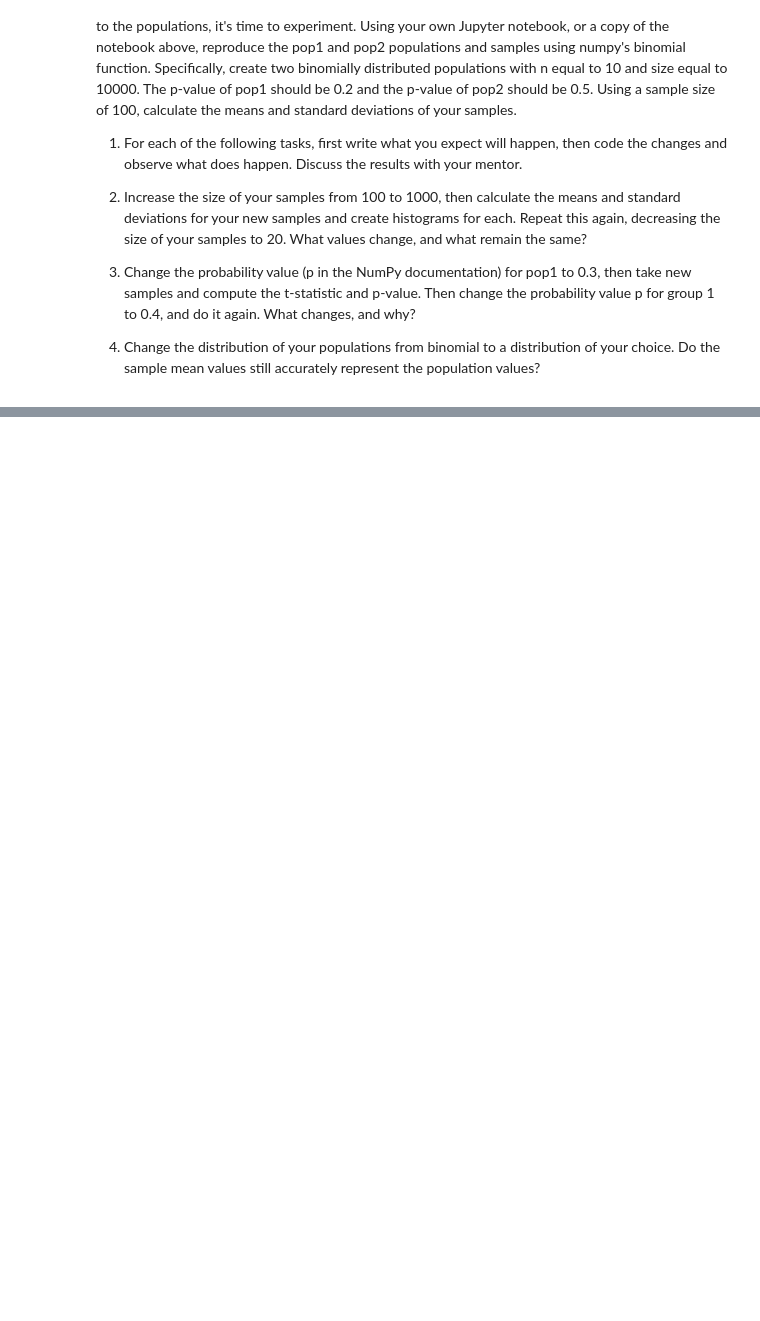
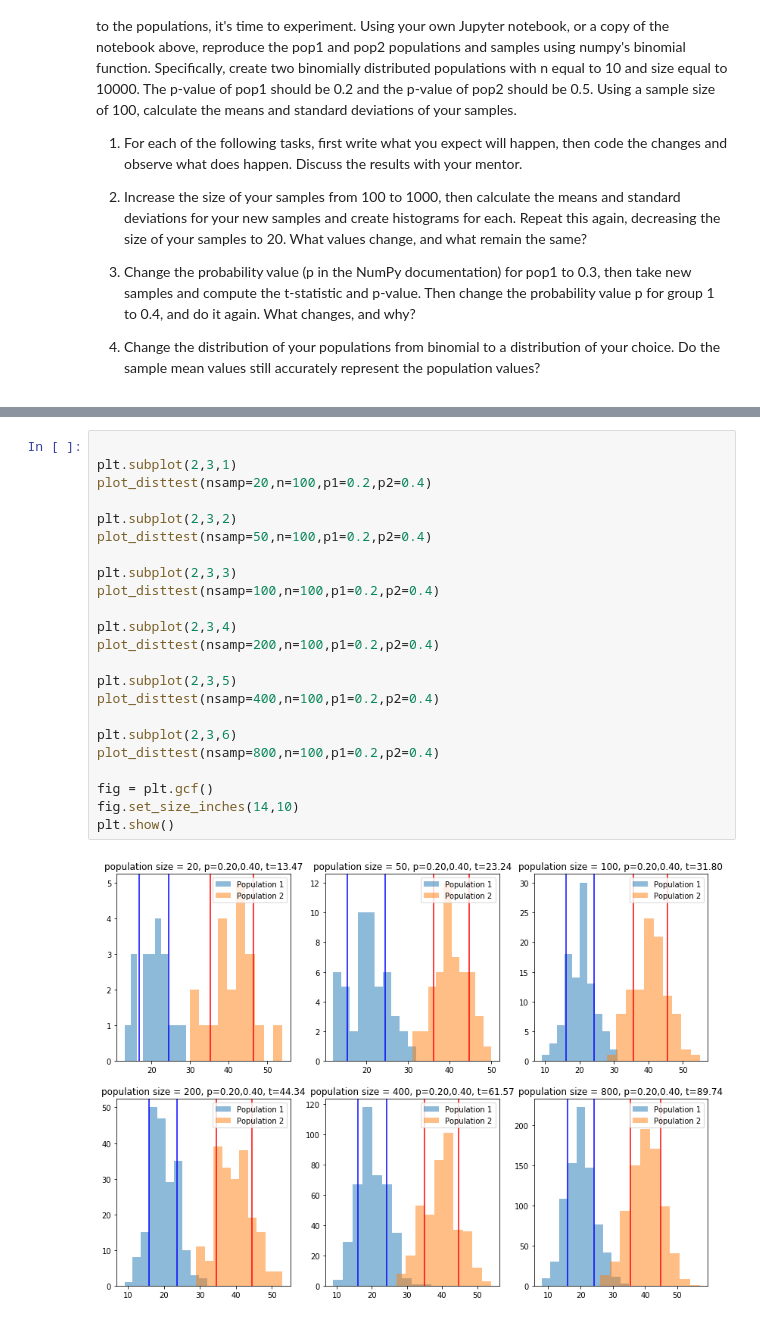
Before and after one commit to ergonyc/Practice-python-exercises, a Jupyter notebook: CLTexamples-7.9/CLT_example.ipynb, the cells around one changed output, grey strips where cells are left out. Cells and saved outputs as stored; diff of their text form; blank space fills up the shorter version.

```diff
--- a/CLTexamples-7.9/CLT_example.ipynb
+++ b/CLTexamples-7.9/CLT_example.ipynb
@@ -28,0 +82,25 @@ print('Results will vary depending on random seed.  In general, stats should sho
+# %%
+
+plt.subplot(2,3,1)
+plot_disttest(nsamp=20,n=100,p1=0.2,p2=0.4)
+
+plt.subplot(2,3,2)
+plot_disttest(nsamp=50,n=100,p1=0.2,p2=0.4)
+
+plt.subplot(2,3,3)
+plot_disttest(nsamp=100,n=100,p1=0.2,p2=0.4)
+
+plt.subplot(2,3,4)
+plot_disttest(nsamp=200,n=100,p1=0.2,p2=0.4)
+
+plt.subplot(2,3,5)
+plot_disttest(nsamp=400,n=100,p1=0.2,p2=0.4)
+
+plt.subplot(2,3,6)
+plot_disttest(nsamp=800,n=100,p1=0.2,p2=0.4)
+
+fig = plt.gcf()
+fig.set_size_inches(14,10)
+plt.show()
+# %% [output]
+[figure, added]
```
Also changed, not shown: parts of 13 cells of this notebook.
